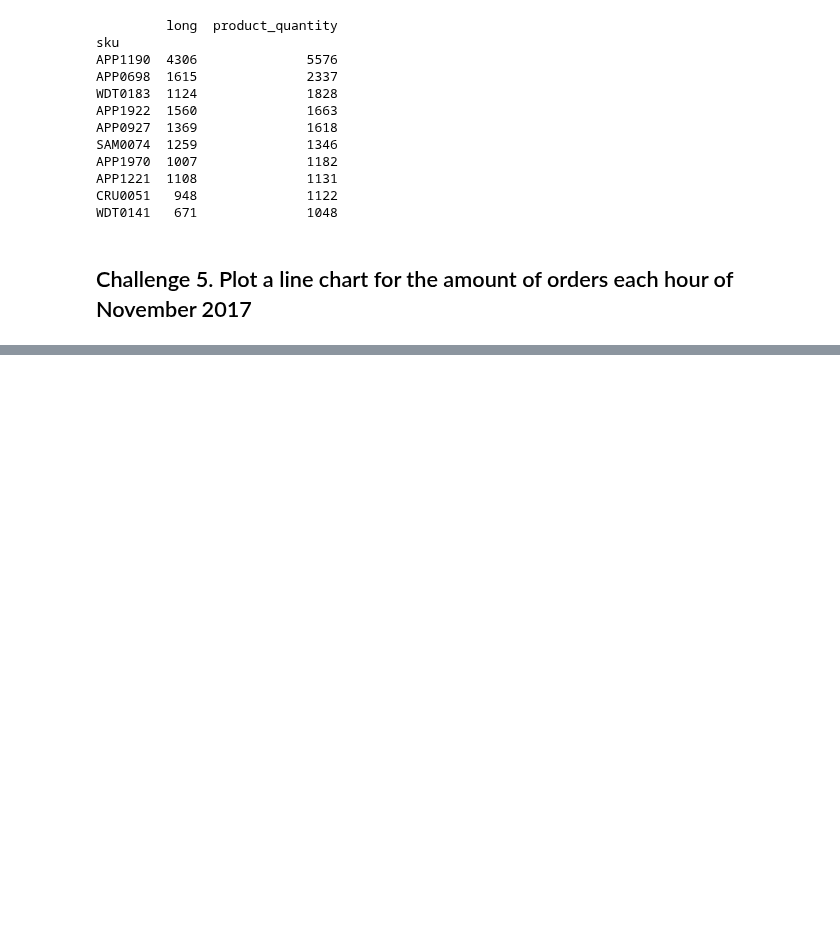
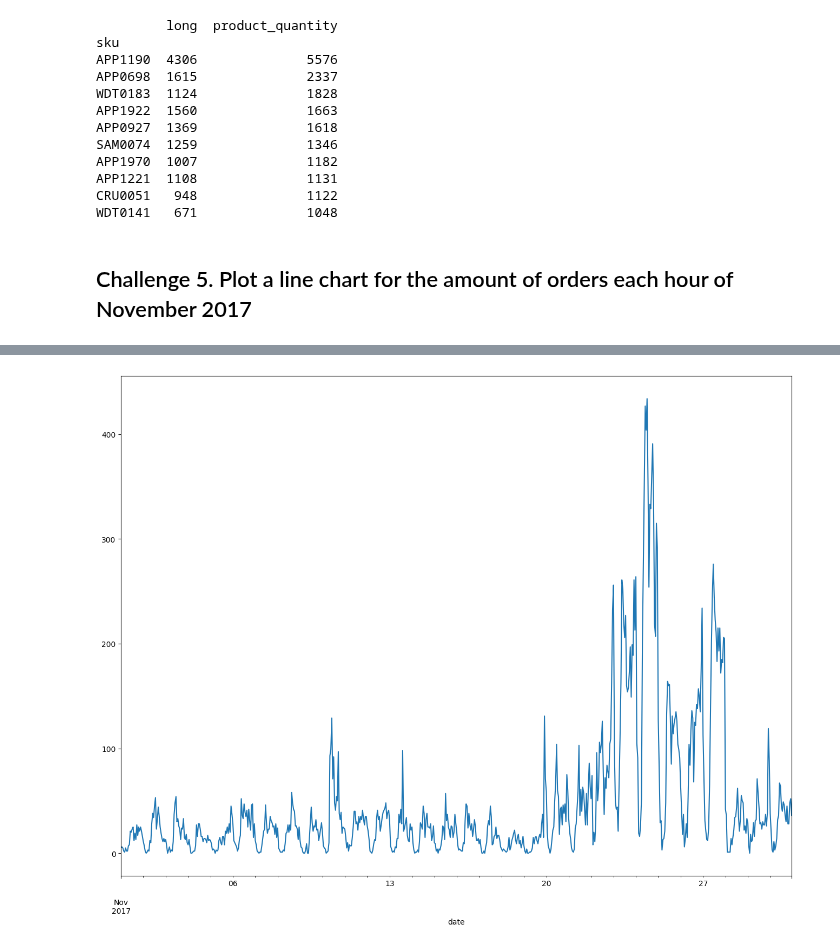
Before and after one commit to PhoenixCC0722/JoinTheGame_Magist, a Jupyter notebook: 3_1_4_groupby_challenges.ipynb, the cells around one changed output, grey strips where cells are left out. Cells and saved outputs as stored; diff of their text form; code cells hidden in the pictures; blank space fills up the shorter version.

```diff
--- a/3_1_4_groupby_challenges.ipynb
+++ b/3_1_4_groupby_challenges.ipynb
@@ -470,6 +470,12 @@ WDT0141   671              1048
 # %%
 # each hour of each day
 # resample, one day have 24 hours
-# extract the infos for Nov. 2017
-ors_nov17 =
+# data filtering -- extract the infos for Nov. 2017,
+# date_filtering_df.loc[date_filtering_df["created_date"].dt.strftime("%Y-%m") == "2018-03"].head()
+ors_nov17 = ol_df.loc[ol_df['date'].dt.strftime('%Y-%m') == '2017-11']
+ors_nov17.tail()
 # 'frequency string' set as hour
+ors_hourly = ors_nov17.resample('h',on='date')['product_quantity'].sum().sort_values(ascending=False)
+print(ors_hourly)
+(ors_nov17.resample('h',on='date')['product_quantity'].sum().plot(figsize=(16,12)));
+# %% [output]
@@ -475,0 +495 @@ ors_nov17 =
+[figure, added]
```
Also changed, not shown: parts of 1 cell of this notebook.
